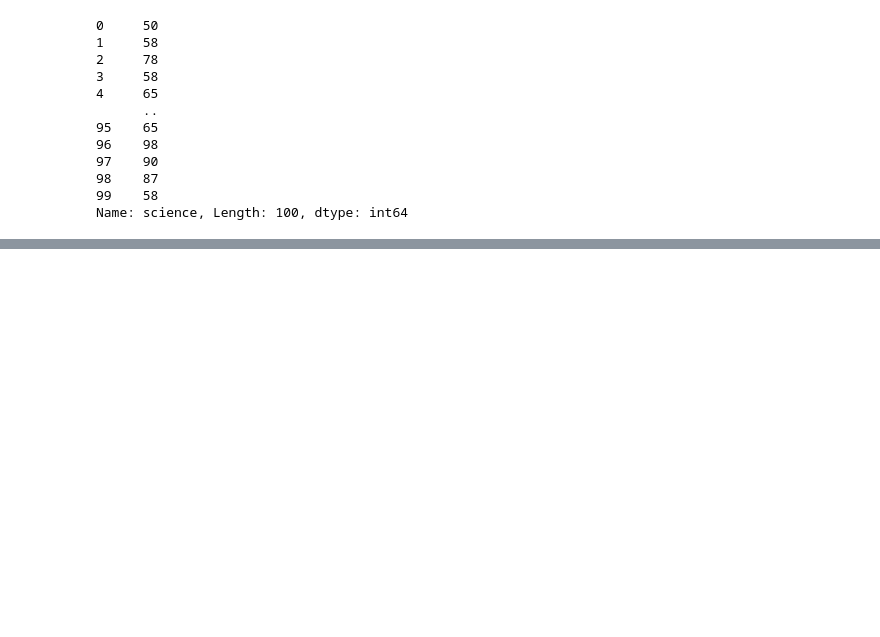
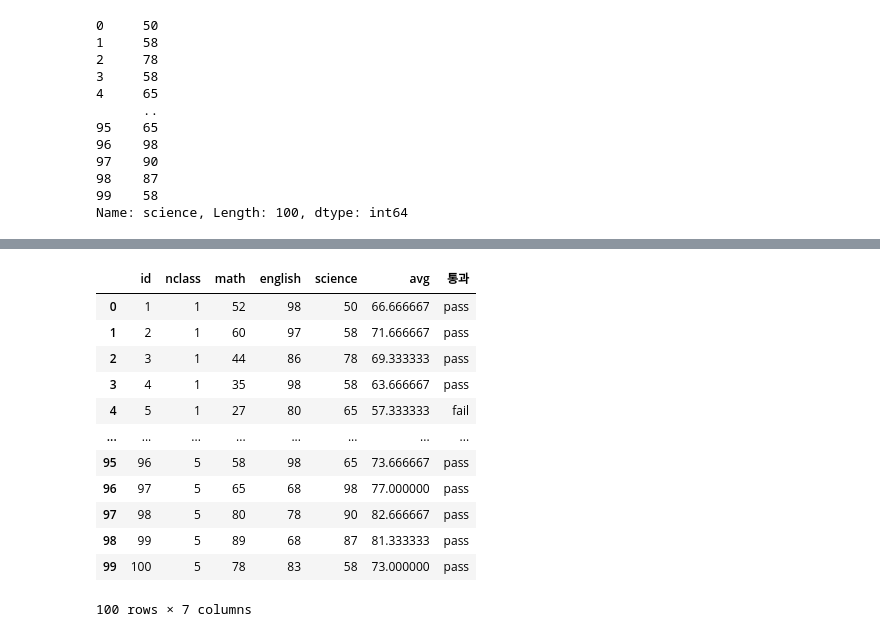
Before and after one commit to Hanjateacherson/SMHRD, a Jupyter notebook: python/03_01pandas_exam.ipynb, the cells around one changed output, grey strips where cells are left out. Drawn from its saved outputs; the diff is of its cells as text; code cells hidden in the pictures; blank space fills up the shorter version.

```diff
--- a/python/03_01pandas_exam.ipynb
+++ b/python/03_01pandas_exam.ipynb
@@ -57,4 +71,5 @@ exam['science']
 99    58
 Name: science, Length: 100, dtype: int64
 # %%
-exam_mean = (exam['math']+ exam['english']+exam['sience'])
+exam_mean = (exam['math']+exam['english']+exam['science'])/3
+exam_mean
@@ -66,0 +109,20 @@ NameError: ignored
+# %%
+# 평균점수가 60점 이상인 사람 통과 pass, fail
+# pass,  fail의 값도 확인
+
+exam['통과'] = np.where(exam['avg']>60,'pass','fail')
+exam
+# %% [output]
+|  | id | nclass | math | english | science | avg | 통과 |
+| 0 | 1 | 1 | 52 | 98 | 50 | 66.666667 | pass |
+| 1 | 2 | 1 | 60 | 97 | 58 | 71.666667 | pass |
+| 2 | 3 | 1 | 44 | 86 | 78 | 69.333333 | pass |
+| 3 | 4 | 1 | 35 | 98 | 58 | 63.666667 | pass |
+| 4 | 5 | 1 | 27 | 80 | 65 | 57.333333 | fail |
+| ... | ... | ... | ... | ... | ... | ... | ... |
+| 95 | 96 | 5 | 58 | 98 | 65 | 73.666667 | pass |
+| 96 | 97 | 5 | 65 | 68 | 98 | 77.000000 | pass |
+| 97 | 98 | 5 | 80 | 78 | 90 | 82.666667 | pass |
+| 98 | 99 | 5 | 89 | 68 | 87 | 81.333333 | pass |
+| 99 | 100 | 5 | 78 | 83 | 58 | 73.000000 | pass |
+100 rows × 7 columns
```
Also changed, not shown: parts of 5 cells of this notebook.
